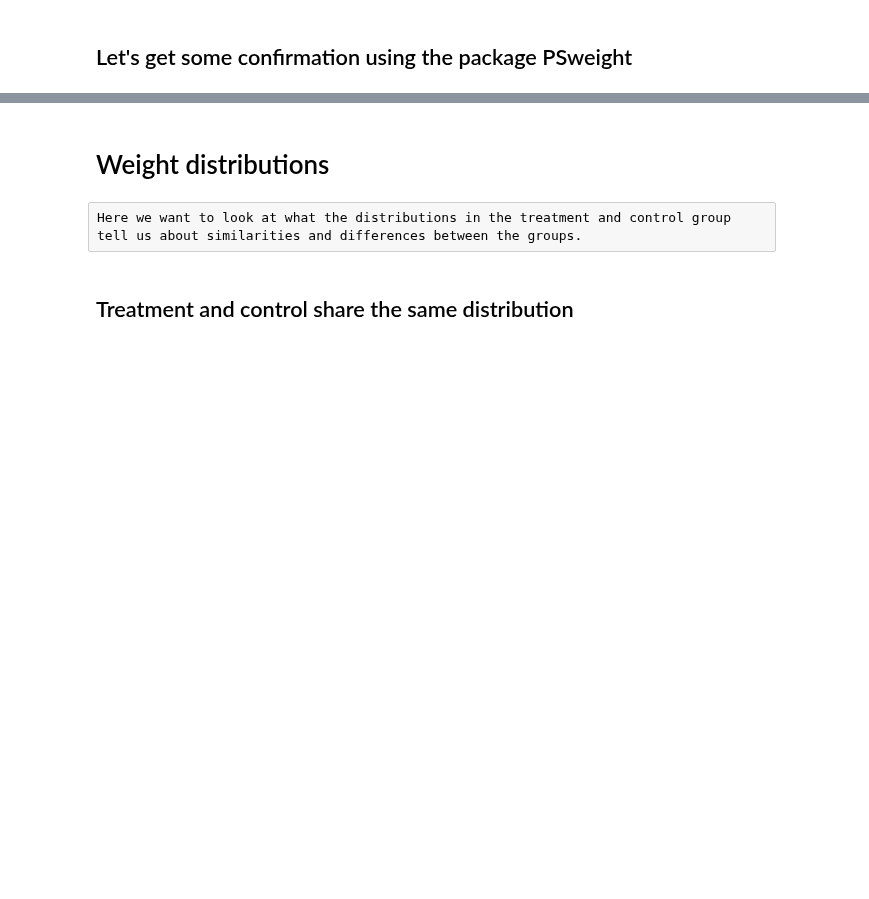
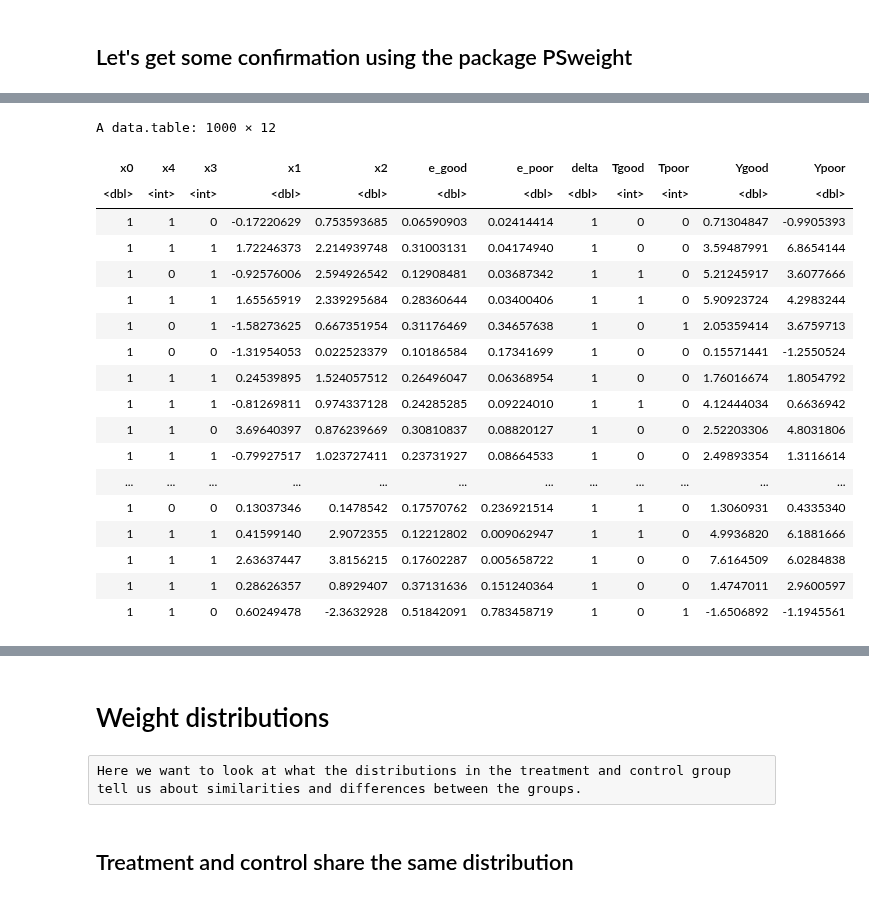
Before and after one commit to lsilvest/notes_and_stuff, a Jupyter notebook: propensity_weighting.ipynb, the cells around one changed output, grey strips where cells are left out. Drawn from its saved outputs; the diff is of its cells as text; code cells hidden in the pictures; blank space fills up the shorter version.

```diff
--- a/propensity_weighting.ipynb
+++ b/propensity_weighting.ipynb
@@ -739,0 +866,37 @@ Signif. codes:  0 ‘***’ 0.001 ‘**’ 0.01 ‘*’ 0.05 ‘.’ 0.1 ‘ ’
+# %%
+set.seed(0)
+N <-1000
+vex <- data.table(x0=rep(1, N), x4=rbinom(N, 1, 0.5))
+vex[, x3 := rbinom(1, 1, 0.6*x4 + 0.4*(1 - x4)), by=1:N]
+vex[, c("x1", "x2") := as.list(mvrnorm(1,
+                                       c(-x3 + x4 + 0.5*x3*x4, x3-x4+x3*x4),
+                                       x3 * matrix(c(1, 0.5, 0.5, 1), 2, 2) + (1-x3)*matrix(c(2, 0.25, 0.25, 2), 2, 2))), by=1:N]
+vex[, e_good := plogis(-1.5*x0 + 0.5*x1 -0.75*x2 + 2*x3 -0.5*x4)]  # good overlap
+vex[, e_poor := plogis(-1  *x0 + 0.4*x1 -1.5 *x2 + 2*x3 -1.5*x4)]  # poor overlap
+vex[, delta := 1]  # homogenous treatment effect
+vex[, Tgood := rbinom(1, 1, e_good), by=1:N]
+vex[, Tpoor := rbinom(1, 1, e_poor), by=1:N]
+vex[, Ygood := delta*Tgood + 0.5*x0 + 1*x1 + 0.6*x2 + 2.2*x3 -1.2*x4 + rnorm(N, 0, 1)]
+vex[, Ypoor := delta*Tpoor + 0.5*x0 + 1*x1 + 0.6*x2 + 2.2*x3 -1.2*x4 + rnorm(N, 0, 1)]
+# %%
+vex
+# %% [output]
+A data.table: 1000 × 12
+| x0 | x4 | x3 | x1 | x2 | e_good | e_poor | delta | Tgood | Tpoor | Ygood | Ypoor |
+| <dbl> | <int> | <int> | <dbl> | <dbl> | <dbl> | <dbl> | <dbl> | <int> | <int> | <dbl> | <dbl> |
+| 1 | 1 | 0 | -0.17220629 | 0.753593685 | 0.06590903 | 0.02414414 | 1 | 0 | 0 | 0.71304847 | -0.9905393 |
+| 1 | 1 | 1 | 1.72246373 | 2.214939748 | 0.31003131 | 0.04174940 | 1 | 0 | 0 | 3.59487991 | 6.8654144 |
+| 1 | 0 | 1 | -0.92576006 | 2.594926542 | 0.12908481 | 0.03687342 | 1 | 1 | 0 | 5.21245917 | 3.6077666 |
+| 1 | 1 | 1 | 1.65565919 | 2.339295684 | 0.28360644 | 0.03400406 | 1 | 1 | 0 | 5.90923724 | 4.2983244 |
+| 1 | 0 | 1 | -1.58273625 | 0.667351954 | 0.31176469 | 0.34657638 | 1 | 0 | 1 | 2.05359414 | 3.6759713 |
+| 1 | 0 | 0 | -1.31954053 | 0.022523379 | 0.10186584 | 0.17341699 | 1 | 0 | 0 | 0.15571441 | -1.2550524 |
+| 1 | 1 | 1 | 0.24539895 | 1.524057512 | 0.26496047 | 0.06368954 | 1 | 0 | 0 | 1.76016674 | 1.8054792 |
+| 1 | 1 | 1 | -0.81269811 | 0.974337128 | 0.24285285 | 0.09224010 | 1 | 1 | 0 | 4.12444034 | 0.6636942 |
+| 1 | 1 | 0 | 3.69640397 | 0.876239669 | 0.30810837 | 0.08820127 | 1 | 0 | 0 | 2.52203306 | 4.8031806 |
+| 1 | 1 | 1 | -0.79927517 | 1.023727411 | 0.23731927 | 0.08664533 | 1 | 0 | 0 | 2.49893354 | 1.3116614 |
+| ... | ... | ... | ... | ... | ... | ... | ... | ... | ... | ... | ... |
+| 1 | 0 | 0 | 0.13037346 | 0.1478542 | 0.17570762 | 0.236921514 | 1 | 1 | 0 | 1.3060931 | 0.4335340 |
+| 1 | 1 | 1 | 0.41599140 | 2.9072355 | 0.12212802 | 0.009062947 | 1 | 1 | 0 | 4.9936820 | 6.1881666 |
+| 1 | 1 | 1 | 2.63637447 | 3.8156215 | 0.17602287 | 0.005658722 | 1 | 0 | 0 | 7.6164509 | 6.0284838 |
+| 1 | 1 | 1 | 0.28626357 | 0.8929407 | 0.37131636 | 0.151240364 | 1 | 0 | 0 | 1.4747011 | 2.9600597 |
+| 1 | 1 | 0 | 0.60249478 | -2.3632928 | 0.51842091 | 0.783458719 | 1 | 0 | 1 | -1.6506892 | -1.1945561 |
```
Also changed, not shown: parts of 57 cells of this notebook.
